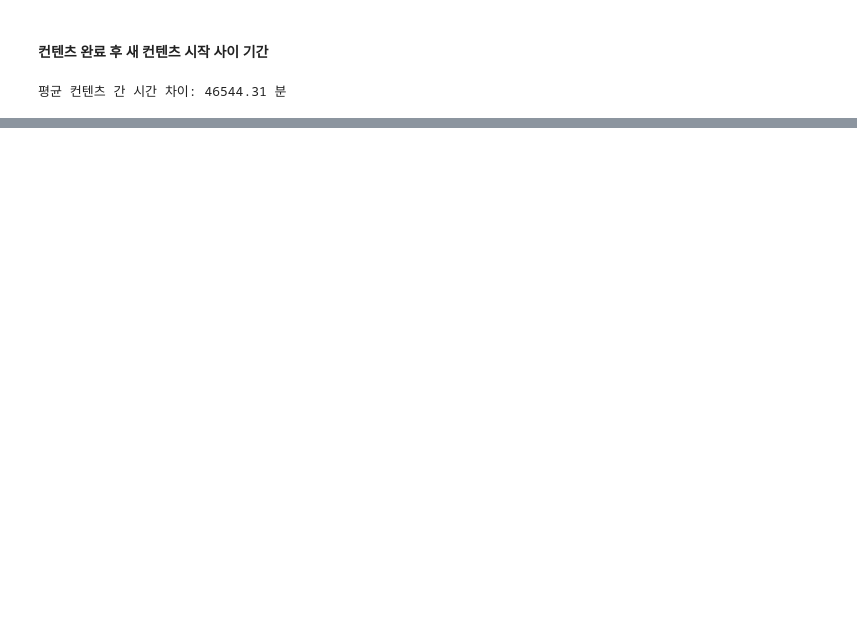
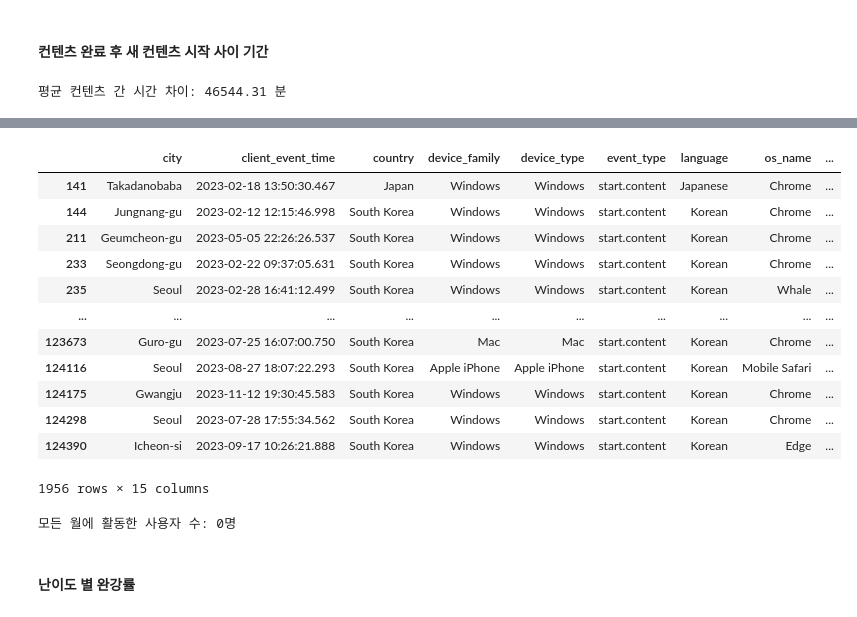
Before and after one commit to saeraniren/intermediate_project, a Jupyter notebook: yoochang_main.ipynb, the cells around one changed output, grey strips where cells are left out. Cells and saved outputs as stored; diff of their text form; code cells hidden in the pictures; blank space fills up the shorter version.

```diff
--- a/yoochang_main.ipynb
+++ b/yoochang_main.ipynb
@@ -2116,0 +2218,3 @@ print(f"평균 컨텐츠 간 시간 차이: {average_time / 60:.2f} 분")
+# %%
+start_free_trial.rename(columns = {'plan.price' : 'plan_price', 'plan.type' : 'plan_type'}, inplace = True)
+start_free_trial.head()
@@ -2116,0 +2228,9 @@ print(f"평균 컨텐츠 간 시간 차이: {average_time / 60:.2f} 분")
+# %%
+merged_df = complete_subscription.merge(start_free_trial, on=['user_id', 'plan_price'], how='inner')
+
+# 1개월 및 12개월 플랜을 구독한 유저 수 계산
+count_1month = merged_df[merged_df['plan_type'] == '1개월 플랜']['user_id'].nunique()
+count_12month = merged_df[merged_df['plan_type'] == '12개월 플랜']['user_id'].nunique()
+
+print(f"1개월 플랜 구독 유저 수: {count_1month}")
+print(f"12개월 플랜 구독 유저 수: {count_12month}")
@@ -2116,0 +2253,6 @@ print(f"평균 컨텐츠 간 시간 차이: {average_time / 60:.2f} 분")
+# %%
+merged_df['client_event_time_x'] = pd.to_datetime(merged_df['client_event_time_x'], errors='coerce')
+# %%
+# merged_df에서 '12개월 플랜' user_id만 추출
+long_term_users = merged_df[merged_df['plan_type'] == '12개월 플랜']['user_id'].unique()
+long_term_users
@@ -2116,0 +2277,38 @@ print(f"평균 컨텐츠 간 시간 차이: {average_time / 60:.2f} 분")
+# %%
+# start_content 데이터에서 해당 user_id만 필터링
+filtered_start_content = start_content_2022_2023[start_content_2022_2023['user_id'].isin(long_term_users)].copy()
+filtered_start_content
+# %% [output]
+|  | city | client_event_time | country | device_family | device_type | event_type | language | os_name | ... |
+| 141 | Takadanobaba | 2023-02-18 13:50:30.467 | Japan | Windows | Windows | start.content | Japanese | Chrome | ... |
+| 144 | Jungnang-gu | 2023-02-12 12:15:46.998 | South Korea | Windows | Windows | start.content | Korean | Chrome | ... |
+| 211 | Geumcheon-gu | 2023-05-05 22:26:26.537 | South Korea | Windows | Windows | start.content | Korean | Chrome | ... |
+| 233 | Seongdong-gu | 2023-02-22 09:37:05.631 | South Korea | Windows | Windows | start.content | Korean | Chrome | ... |
+| 235 | Seoul | 2023-02-28 16:41:12.499 | South Korea | Windows | Windows | start.content | Korean | Whale | ... |
+| ... | ... | ... | ... | ... | ... | ... | ... | ... | ... |
+| 123673 | Guro-gu | 2023-07-25 16:07:00.750 | South Korea | Mac | Mac | start.content | Korean | Chrome | ... |
+| 124116 | Seoul | 2023-08-27 18:07:22.293 | South Korea | Apple iPhone | Apple iPhone | start.content | Korean | Mobile Safari | ... |
+| 124175 | Gwangju | 2023-11-12 19:30:45.583 | South Korea | Windows | Windows | start.content | Korean | Chrome | ... |
+| 124298 | Seoul | 2023-07-28 17:55:34.562 | South Korea | Windows | Windows | start.content | Korean | Chrome | ... |
+| 124390 | Icheon-si | 2023-09-17 10:26:21.888 | South Korea | Windows | Windows | start.content | Korean | Edge | ... |
+1956 rows × 15 columns
+# %%
+# 'client_event_time'을 datetime 형식으로 변환 후, 'YYYY-MM' 형태의 월 컬럼 생성
+filtered_start_content['event_month'] = pd.to_datetime(filtered_start_content['client_event_time']).dt.to_period('M')
+
+# user_id별 월별 content_id 존재 여부(0/1) 확인
+monthly_activity = filtered_start_content.groupby(['user_id', 'event_month'])['content_id'].count().reset_index()
+
+# content_id가 1개 이상이면 '1', 없으면 '0'으로 변환
+monthly_activity['active'] = (monthly_activity['content_id'] > 0).astype(int)
+
+# 최종적으로 user_id별 월별 start_content 활동 여부 pivot 테이블로 정리
+pivot_df = monthly_activity.pivot(index='user_id', columns='event_month', values='active').fillna(0)
+
+# 모든 월에 걸쳐 활동한 사용자 수 계산
+consistent_users_count = (pivot_df.sum(axis=1) == pivot_df.shape[1]).sum()
+print(f"모든 월에 활동한 사용자 수: {consistent_users_count}명")
+# %% [output]
+모든 월에 활동한 사용자 수: 0명
+# %% [markdown]
+#### 난이도 별 완강률
```
Also changed, not shown: parts of 84 cells of this notebook.
